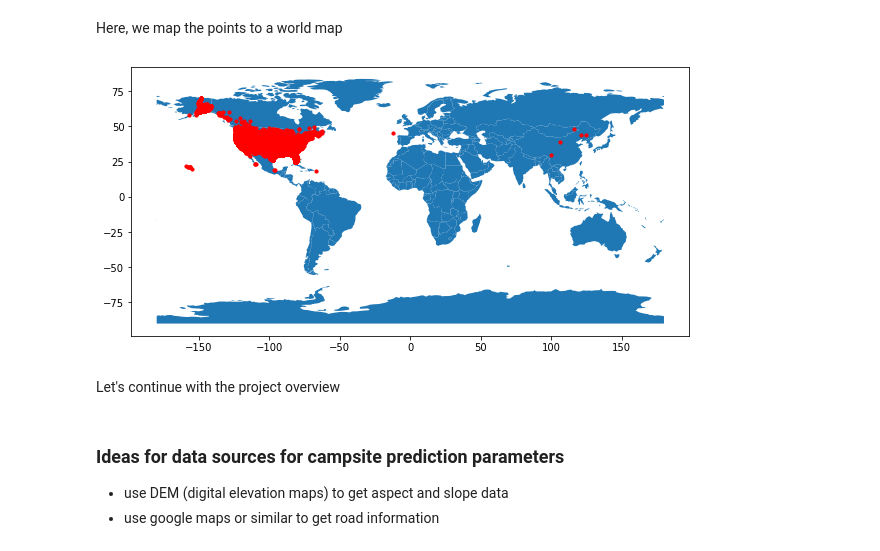
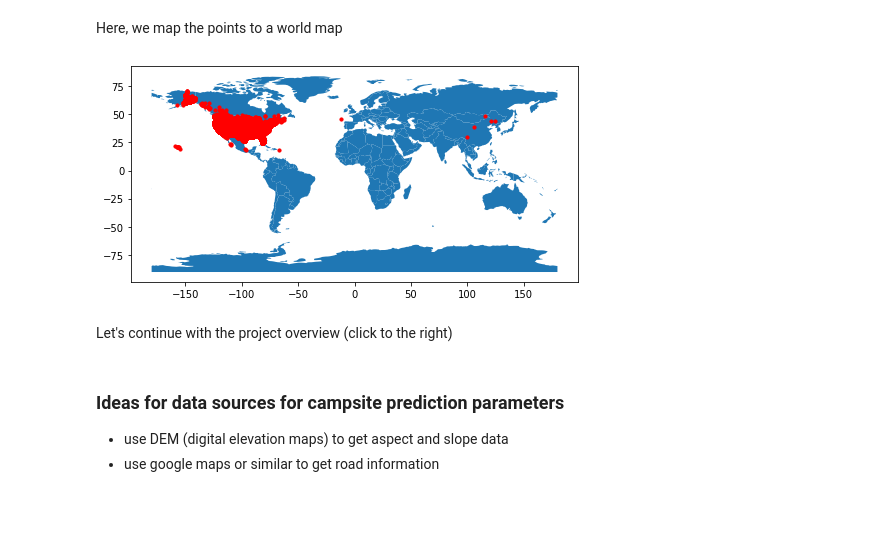
Before and after one commit to paultanger/CampsitePredict, a Jupyter notebook: index.ipynb, the cells around one changed output. Cells and saved outputs as stored; diff of their text form; code cells hidden in the pictures; blank space fills up the shorter version.

```diff
--- a/index.ipynb
+++ b/index.ipynb
@@ -73,25 +84,15 @@ Here, we map the points to a world map
 # %%
-from shapely.geometry import Point
-import geopandas as gpd
-import descartes
-
-# subset just some categories
-USdata_filtered = USdata[USdata.Category.isin(['Wild Camping', 'Informal Campsite'])]
-
-# keep cols we need
-USdata_filtered = USdata_filtered.iloc[:,0:6]
-
 # plot on a world map
 # TODO make this much better
 geometry = [Point(xy) for xy in zip(USdata_filtered['Longitude'], USdata_filtered['Latitude'])]
 gdf = gpd.GeoDataFrame(USdata_filtered, geometry=geometry)
 
 world = gpd.read_file(gpd.datasets.get_path('naturalearth_lowres'))
-gdf.plot(ax=world.plot(figsize=(10, 6)), marker='o', color='red', markersize=10);
+gdf.plot(ax=world.plot(figsize=(8, 4)), marker='o', color='red', markersize=10);
 # %% [output]
-[figure, old version]
+[figure, new version]
 # %% [markdown]
-Let's continue with the project overview
+Let's continue with the project overview (click to the right)
 # %% [markdown]
 ### Ideas for data sources for campsite prediction parameters
 * use DEM (digital elevation maps) to get aspect and slope data
```
Also changed, not shown: parts of 2 cells of this notebook.
